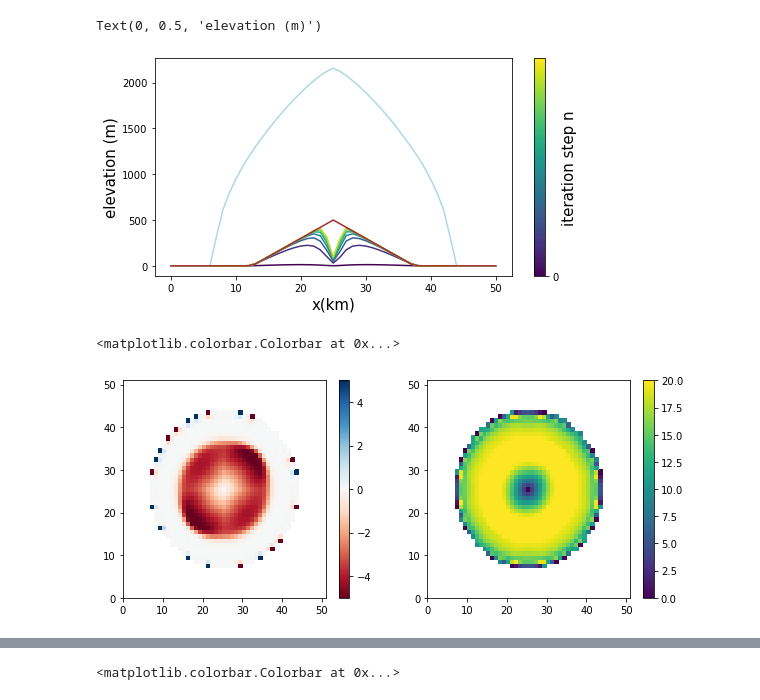
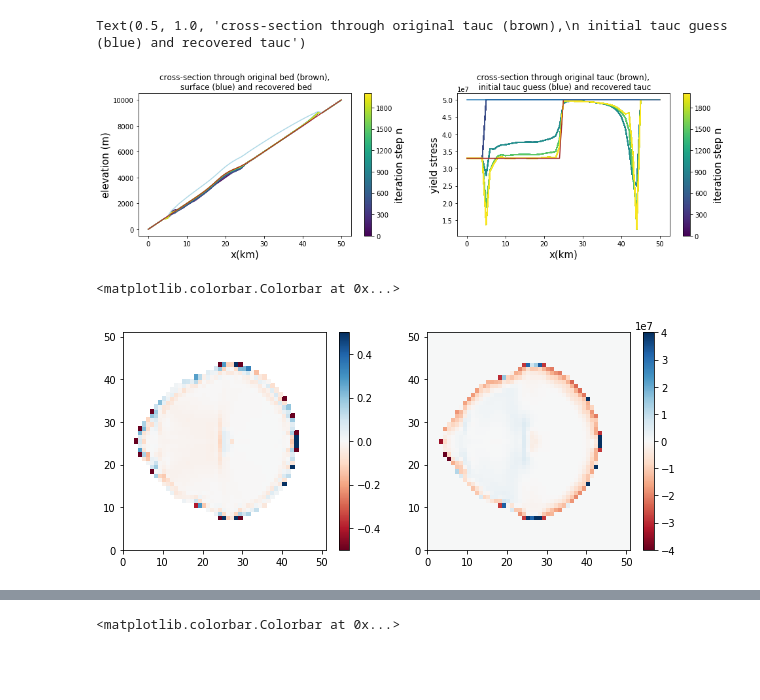
Before and after one commit to hahohe1892/thick_inv, a Jupyter notebook: icecap.ipynb, the cells around one changed output, grey strips where cells are left out. Cells and saved outputs as stored; diff of their text form; code cells hidden in the pictures; blank space fills up the shorter version.

```diff
--- a/icecap.ipynb
+++ b/icecap.ipynb
@@ -454,0 +518,18 @@ fig.colorbar(field2, ax = axes[2])
+# %%
+colormap = plt.cm.viridis
+colors = [colormap(i) for i in np.linspace(0,1,len(B_rec_all))]
+bounds=np.linspace(0,len(B_rec_all), 1000)
+norm = plt_colors.BoundaryNorm(bounds, colormap.N)
+fig, axes = plt.subplots(1,3, figsize=(15,4))
+field = axes[0].pcolor(S_ref - B_rec_all[1998])#, vmin = 1e7, vmax = 1e8)
+fig.colorbar(field, ax=axes[0])
+for i in range(0,len(B_rec_all),10):
+    lines = axes[1].plot(range(nx), B_rec_all[i][23,:], color=colors[i])
+
+cbar = fig.colorbar(plt.cm.ScalarMappable(norm=norm, cmap='viridis'), ax = axes[1], ticks=range(0,2000, 300))
+field2 = axes[2].pcolor(B_rec_all[1998]-topg, vmin = -300, vmax = 300, cmap='RdBu')
+fig.colorbar(field2, ax = axes[2])
+
+axes[0].set_title('bed after 1998 iterations')
+axes[1].set_title('cross-section through bed for 1998 iterations')
+axes[2].set_title('bed misfit after 1998 iterations')
@@ -462,30 +551,43 @@ ax[1].plot(B_misfit_vs_iter)
 # %%
 from matplotlib import colors as plt_colors
 
 colormap = plt.cm.viridis
 colors = [colormap(i) for i in np.linspace(0, 1,len(B_rec_all))]
 bounds=np.linspace(0,len(B_rec_all), 1000)
 norm = plt_colors.BoundaryNorm(bounds, colormap.N)
 
-fig, axes = plt.subplots(figsize=(8,4))
-for i in range(0,len(B_rec_all),30):
-    lines = axes.plot(range(nx), B_rec_all[i][:,25], color=colors[i])
-lines2 = axes.plot(range(nx), S_ref[:,25], color = 'lightblue')
-lines1 = axes.plot(range(nx), topg[:,25], color='brown')
-cbar = fig.colorbar(plt.cm.ScalarMappable(norm=norm, cmap='viridis'), ax = axes, ticks=[0,500, 1000, 1500, 2000, 2500, 3000])
+fig, ax = plt.subplots(1,2, figsize=(16,4))
+for i in range(0,len(B_rec_all),100):
+    lines = ax[0].plot(range(nx), B_rec_all[i][23,:], color=colors[i])
+    #lines = ax[0].plot(range(nx), S_rec_all[i][:,25], color=colors[i])
+lines2 = ax[0].plot(range(nx), S_ref[23,:], color = 'lightblue')
+lines1 = ax[0].plot(range(nx), topg[23,:], color='brown')
+cbar = fig.colorbar(plt.cm.ScalarMappable(norm=norm, cmap='viridis'), ax = ax[0], ticks=range(0,2000,300))
 cbar.set_label('iteration step n', fontsize= 15)
-axes.set_xlabel('x(km)', fontsize= 15)
-axes.set_ylabel('elevation (m)', fontsize= 15)
+ax[0].set_xlabel('x(km)', fontsize= 15)
+ax[0].set_ylabel('elevation (m)', fontsize= 15)
 #plt.savefig('./figures/icecap_crosssection.png', dpi = 400)
+
+for i in range(0,len(tauc_rec_all),10):
+    lines = ax[1].plot(range(nx), tauc_rec_all[i][23,:], color=colors[i])
+lines2 = ax[1].plot(range(nx), tauc[23,:], color = 'brown')
+lines1 = ax[1].plot(range(nx), tauc_init[23,:])
+cbar = fig.colorbar(plt.cm.ScalarMappable(norm=norm, cmap='viridis'), ax = ax[1], ticks=range(0,2000,300))
+cbar.set_label('iteration step n', fontsize= 15)
+ax[1].set_xlabel('x(km)', fontsize= 15)
+ax[1].set_ylabel('yield stress', fontsize= 15)
+
+ax[0].set_title('cross-section through original bed (brown),\n surface (blue) and recovered bed')
+ax[1].set_title('cross-section through original tauc (brown),\n initial tauc guess (blue) and recovered tauc')
 # %% [output]
-Text(0, 0.5, 'elevation (m)')
+Text(0.5, 1.0, 'cross-section through original tauc (brown),\n initial tauc guess (blue) and recovered tauc')
-[figure, old version]
+[figure, new version]
 # %%
 fig, ax = plt.subplots(1,2, figsize=(10,4))
-field = ax[0].pcolor(vel_ref-vel_rec, vmin = -5, vmax = 5, cmap='RdBu')
-field1 = ax[1].pcolor(vel_rec, vmin = 0, vmax = 20)
+field = ax[0].pcolor((vel_rec - vel_ref)/vel_ref, vmin = -.5, vmax = .5, cmap='RdBu')
+field1 = ax[1].pcolor((tauc_rec) - tauc, vmin = -4e7, vmax = 4e7, cmap='RdBu')
 fig.colorbar(field, ax = ax[0])
 fig.colorbar(field1, ax = ax[1])
 # %% [output]
 <matplotlib.colorbar.Colorbar at 0x...>
-[figure, old version]
+[figure, new version]
```
Also changed, not shown: parts of 18 cells of this notebook, 4 other files.
